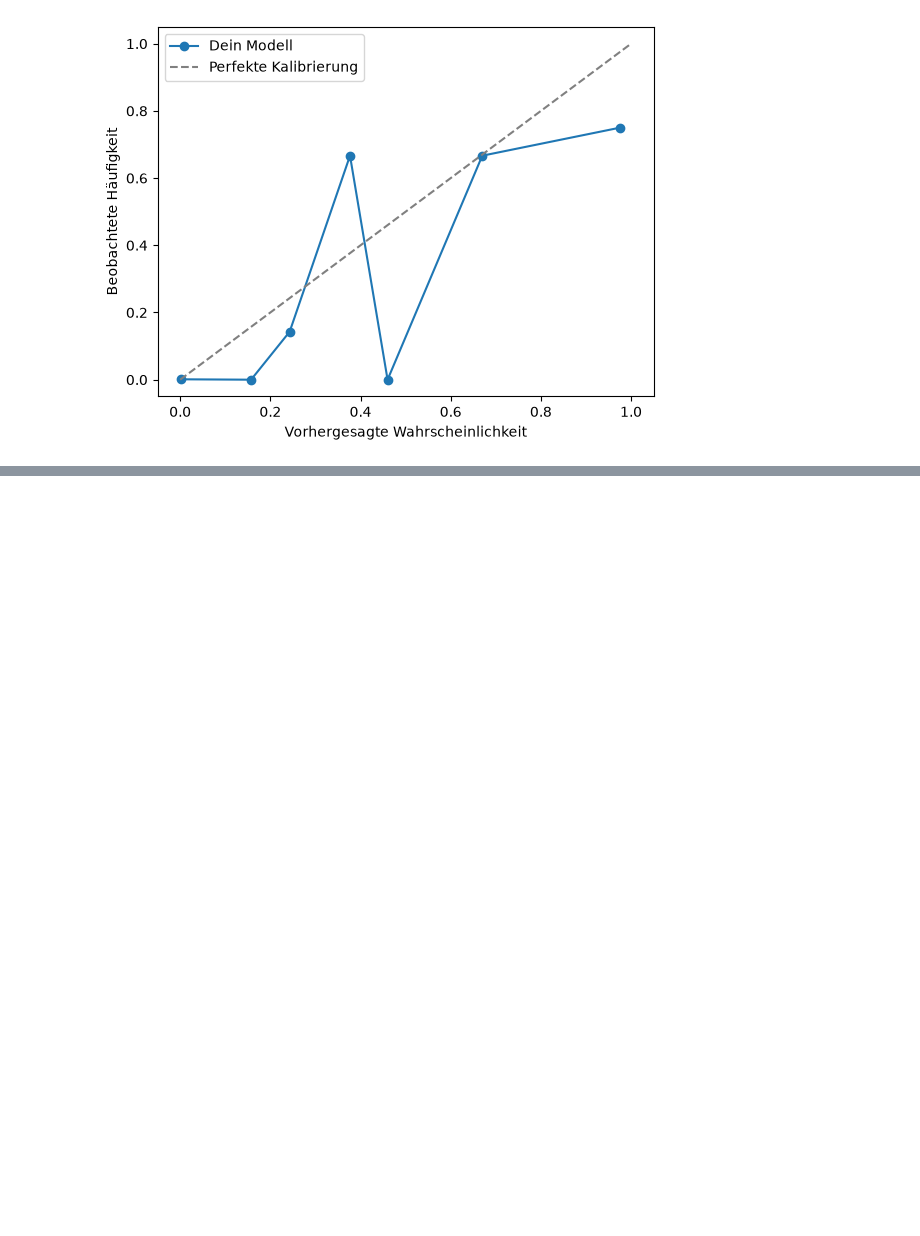
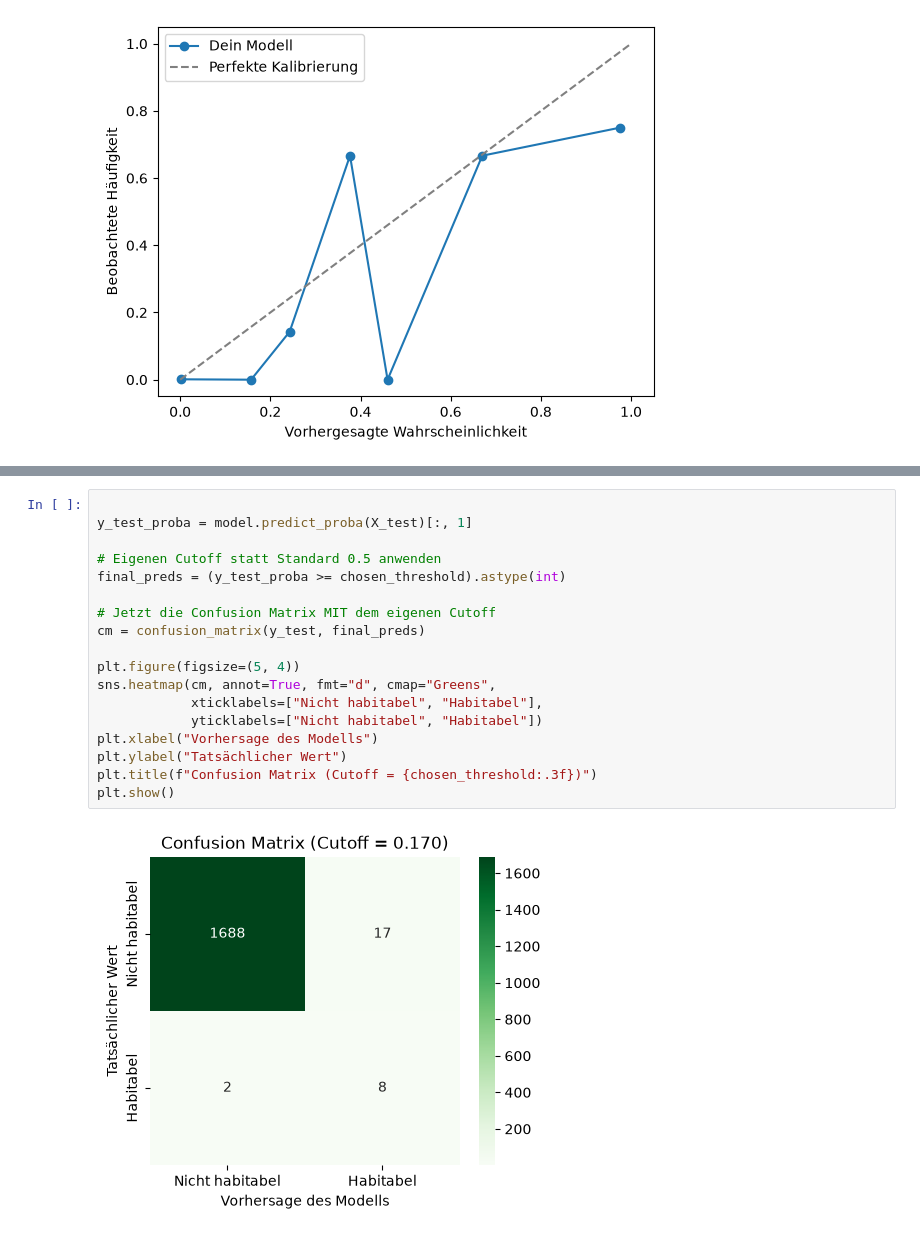
Before and after one commit to javinwittig/Nasa_Exoplanet, a Jupyter notebook: Nasa_Exoplanet.ipynb, the cells around one changed output, grey strips where cells are left out. Drawn from its saved outputs; the diff is of its cells as text; blank space fills up the shorter version.

```diff
--- a/Nasa_Exoplanet.ipynb
+++ b/Nasa_Exoplanet.ipynb
@@ -173,0 +146,20 @@ weighted avg       1.00      1.00      1.00      1715
+# %%
+
+y_test_proba = model.predict_proba(X_test)[:, 1]
+
+# Eigenen Cutoff statt Standard 0.5 anwenden
+final_preds = (y_test_proba >= chosen_threshold).astype(int)
+
+# Jetzt die Confusion Matrix MIT dem eigenen Cutoff
+cm = confusion_matrix(y_test, final_preds)
+
+plt.figure(figsize=(5, 4))
+sns.heatmap(cm, annot=True, fmt="d", cmap="Greens",
+            xticklabels=["Nicht habitabel", "Habitabel"],
+            yticklabels=["Nicht habitabel", "Habitabel"])
+plt.xlabel("Vorhersage des Modells")
+plt.ylabel("Tatsächlicher Wert")
+plt.title(f"Confusion Matrix (Cutoff = {chosen_threshold:.3f})")
+plt.show()
+# %% [output]
+[figure, added]
```
Also changed, not shown: parts of 12 cells of this notebook, 1 other file.
